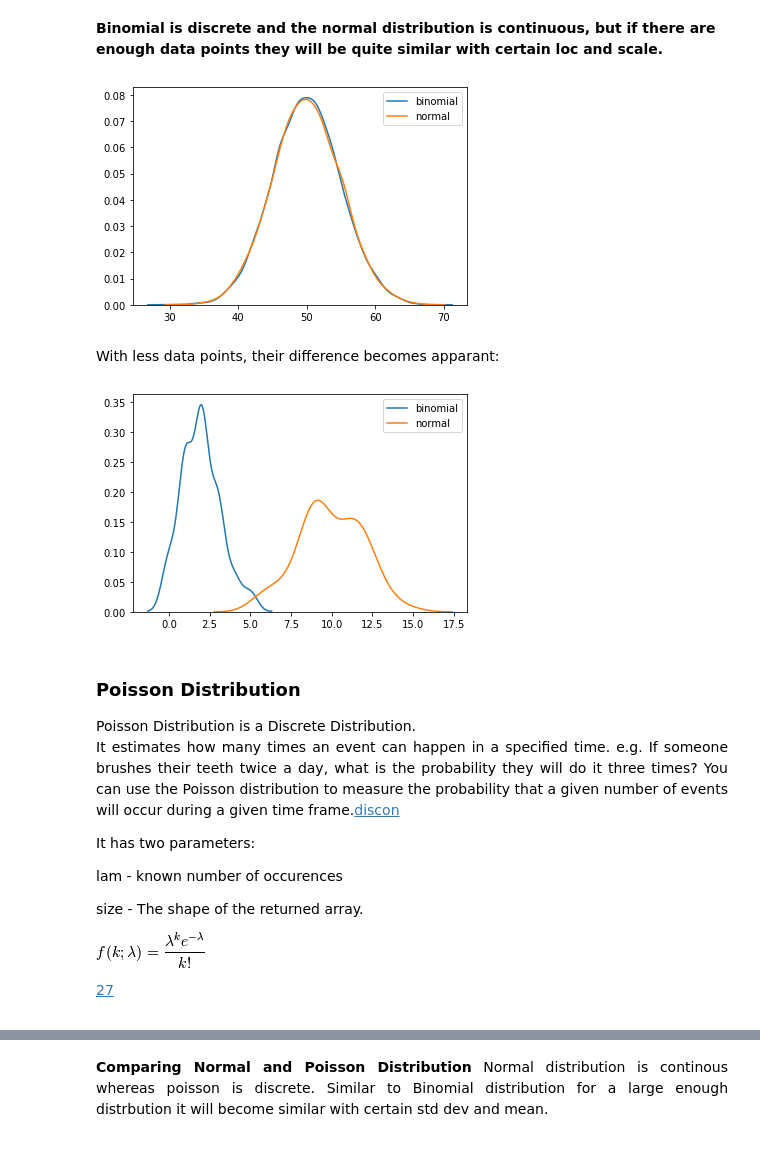
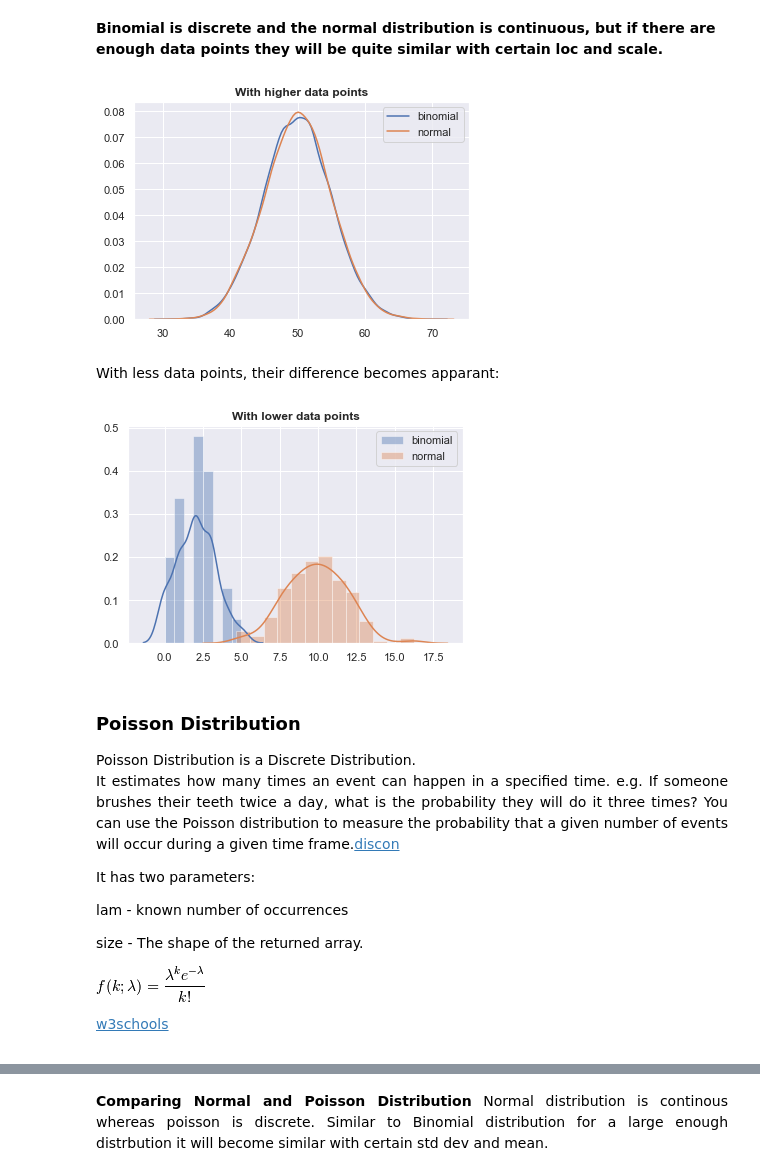
Before and after one commit to AineNicD/numpy-random, a Jupyter notebook: numpy-random.ipynb, the cells around one changed output, grey strips where cells are left out. Cells and saved outputs as stored; diff of their text form; code cells hidden in the pictures.

```diff
--- a/numpy-random.ipynb
+++ b/numpy-random.ipynb
@@ -710,21 +756,31 @@ sns.distplot(x, hist = False)
 # %% [markdown]
 <b>Binomial is discrete and the normal distribution is continuous, but if there are enough data points they will be quite similar with certain loc and scale.</b>
 # %%
-sns.distplot(np.random.binomial(n=100, p=0.5, size=10000), hist=False, label='binomial')
-sns.distplot(np.random.normal(loc=50, scale=5, size=10000), hist=False, label='normal')
+sns.set()
+sns.distplot(np.random.binomial(n=100, p=0.5, size=10000), hist = False, label='binomial')
+sns.distplot(np.random.normal(loc=50, scale=5, size=10000), hist = False, label='normal')
+legend = plt.legend()
+
+plt.title('With higher data points', fontweight = 'bold')
+plt.grid(True)
 
 plt.show()
 # %% [output]
-[figure, old version]
+[figure, new version]
 # %% [markdown]
 With less data points, their difference becomes apparant:
 # %%
-sns.distplot(np.random.binomial(n=10, p=0.2, size=200), hist=False, label='binomial')
-sns.distplot(np.random.normal(loc=10, scale=2, size=200), hist=False, label='normal')
+sns.distplot(np.random.binomial(n=10, p=0.2, size=200), label='binomial')
+sns.distplot(np.random.normal(loc=10, scale=2, size=200), label='normal')
+legend = plt.legend()
+
+plt.title('With lower data points', fontweight = 'bold')
+plt.grid(True)
+
 
 plt.show()
 # %% [output]
-[figure, old version]
+[figure, new version]
 # %% [markdown]
 ### Poisson Distribution
 <div style="text-align: justify"> Poisson Distribution is a Discrete Distribution.
@@ -734,13 +790,13 @@ You can use the Poisson distribution to measure the probability that a given num
 
 It has two parameters:
 
-lam - known number of occurences
+lam - known number of occurrences
 
 size - The shape of the returned array.</div>
 
 ![poisson.png](attachment:poisson.png)
 
-[27](https://www.w3schools.com/python/numpy_random_poisson.asp)
+[w3schools](https://www.w3schools.com/python/numpy_random_poisson.asp)
 # %%
 x = np.random.poisson(lam=2, size=8)
 
```
Also changed, not shown: parts of 69 cells of this notebook, 2 other files.
